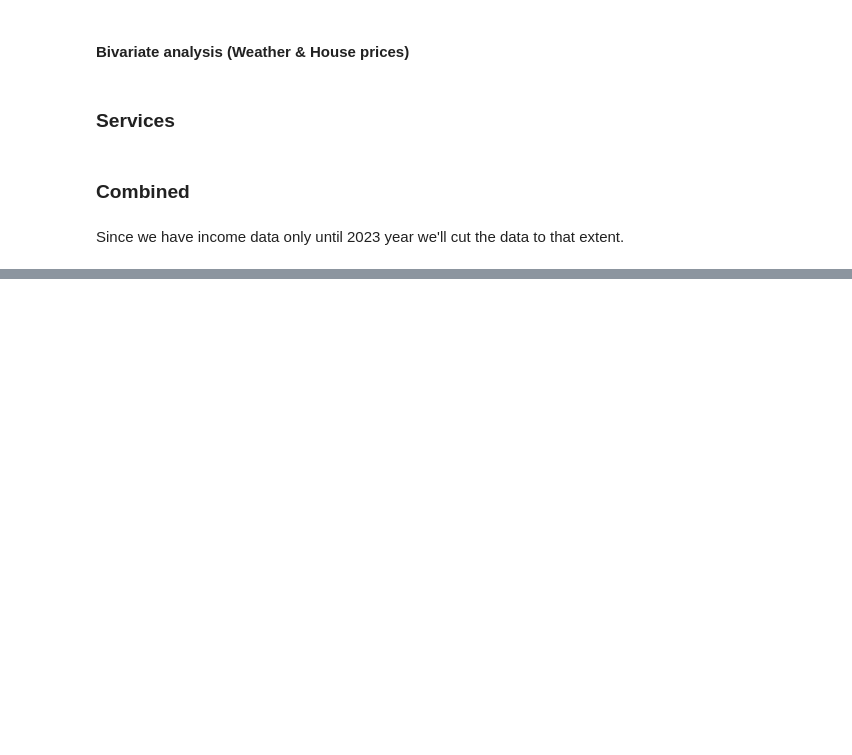
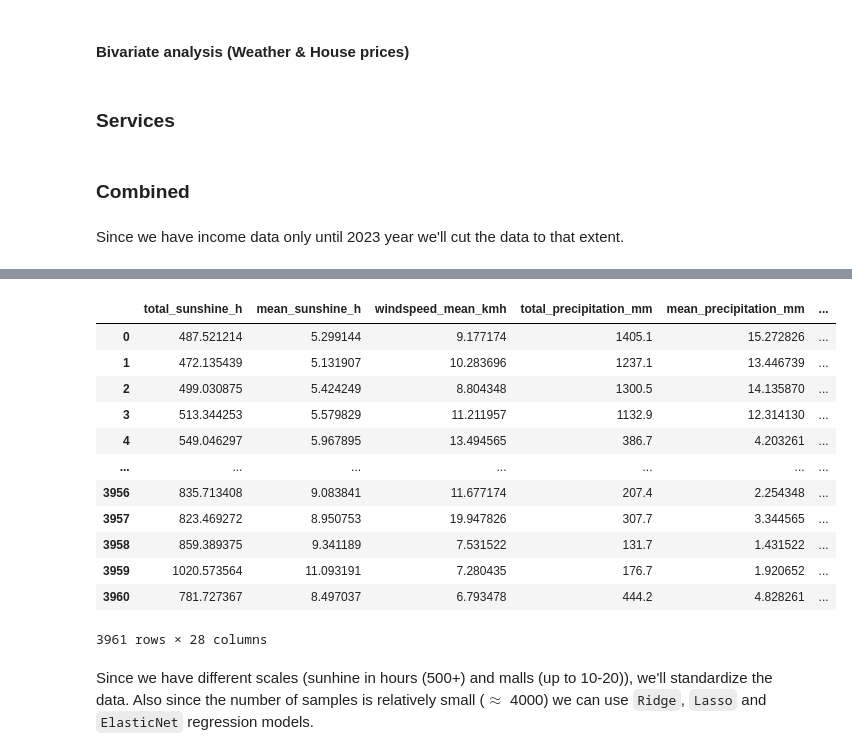
Before and after one commit to Shushunya/FCD-housing-prices, a Jupyter notebook: main.ipynb, the cells around one changed output, grey strips where cells are left out. Cells and saved outputs as stored; diff of their text form; code cells hidden in the pictures; blank space fills up the shorter version.

```diff
--- a/main.ipynb
+++ b/main.ipynb
@@ -712,0 +789,18 @@ df_final
+# %%
+y = df["log_price_sqm"]
+X = df.drop(columns=["municipality", "log_price_sqm"])
+X
+# %% [output]
+|  | total_sunshine_h | mean_sunshine_h | windspeed_mean_kmh | total_precipitation_mm | mean_precipitation_mm | ... |
+| 0 | 487.521214 | 5.299144 | 9.177174 | 1405.1 | 15.272826 | ... |
+| 1 | 472.135439 | 5.131907 | 10.283696 | 1237.1 | 13.446739 | ... |
+| 2 | 499.030875 | 5.424249 | 8.804348 | 1300.5 | 14.135870 | ... |
+| 3 | 513.344253 | 5.579829 | 11.211957 | 1132.9 | 12.314130 | ... |
+| 4 | 549.046297 | 5.967895 | 13.494565 | 386.7 | 4.203261 | ... |
+| ... | ... | ... | ... | ... | ... | ... |
+| 3956 | 835.713408 | 9.083841 | 11.677174 | 207.4 | 2.254348 | ... |
+| 3957 | 823.469272 | 8.950753 | 19.947826 | 307.7 | 3.344565 | ... |
+| 3958 | 859.389375 | 9.341189 | 7.531522 | 131.7 | 1.431522 | ... |
+| 3959 | 1020.573564 | 11.093191 | 7.280435 | 176.7 | 1.920652 | ... |
+| 3960 | 781.727367 | 8.497037 | 6.793478 | 444.2 | 4.828261 | ... |
+3961 rows × 28 columns
@@ -712,0 +812,2 @@ df_final
+# %% [markdown]
+Since we have different scales (sunhine in hours (500+) and malls (up to 10-20)), we'll standardize the data. Also since the number of samples is relatively small ($\approx$ 4000) we can use `Ridge`, `Lasso` and `ElasticNet` regression models.
```
Also changed, not shown: parts of 25 cells of this notebook, 2 other files.
